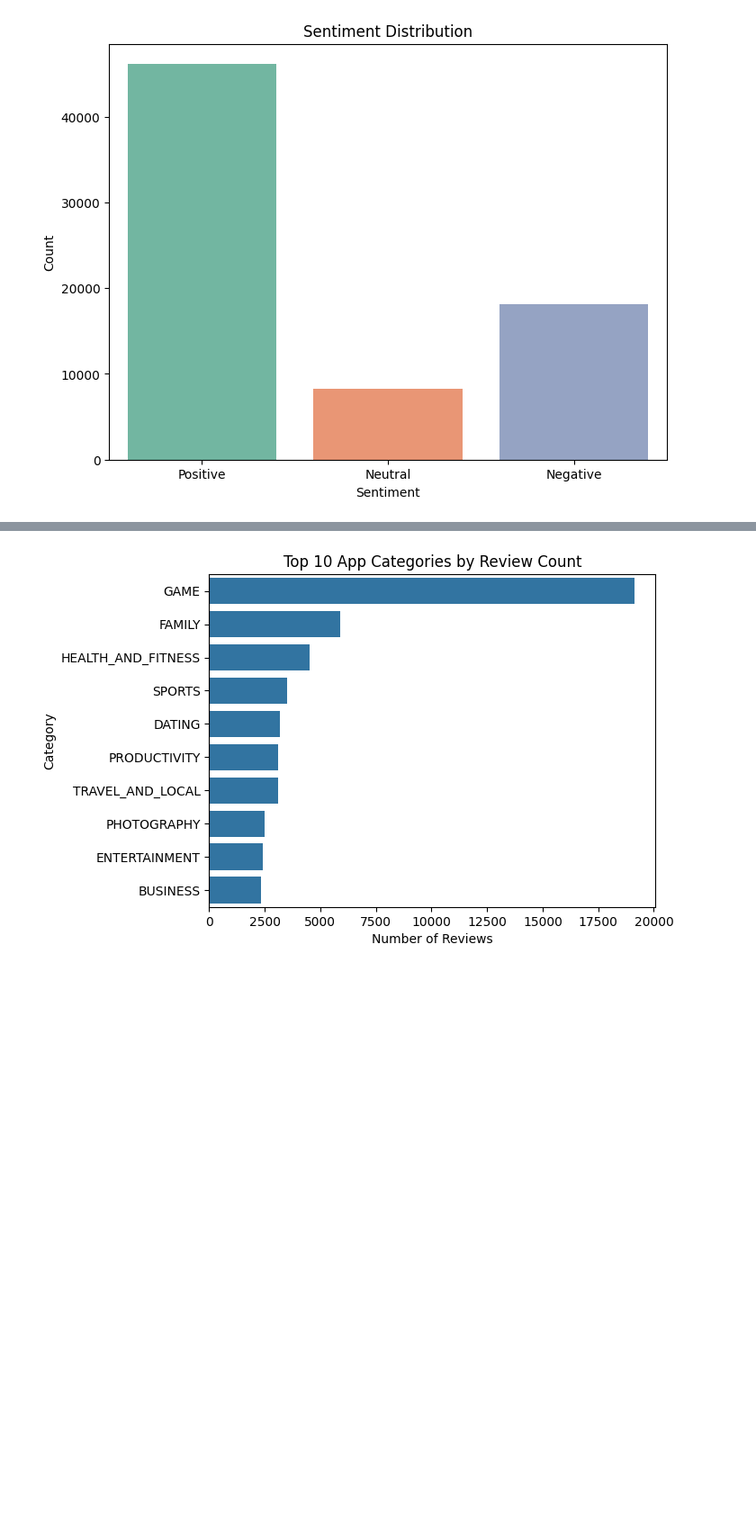
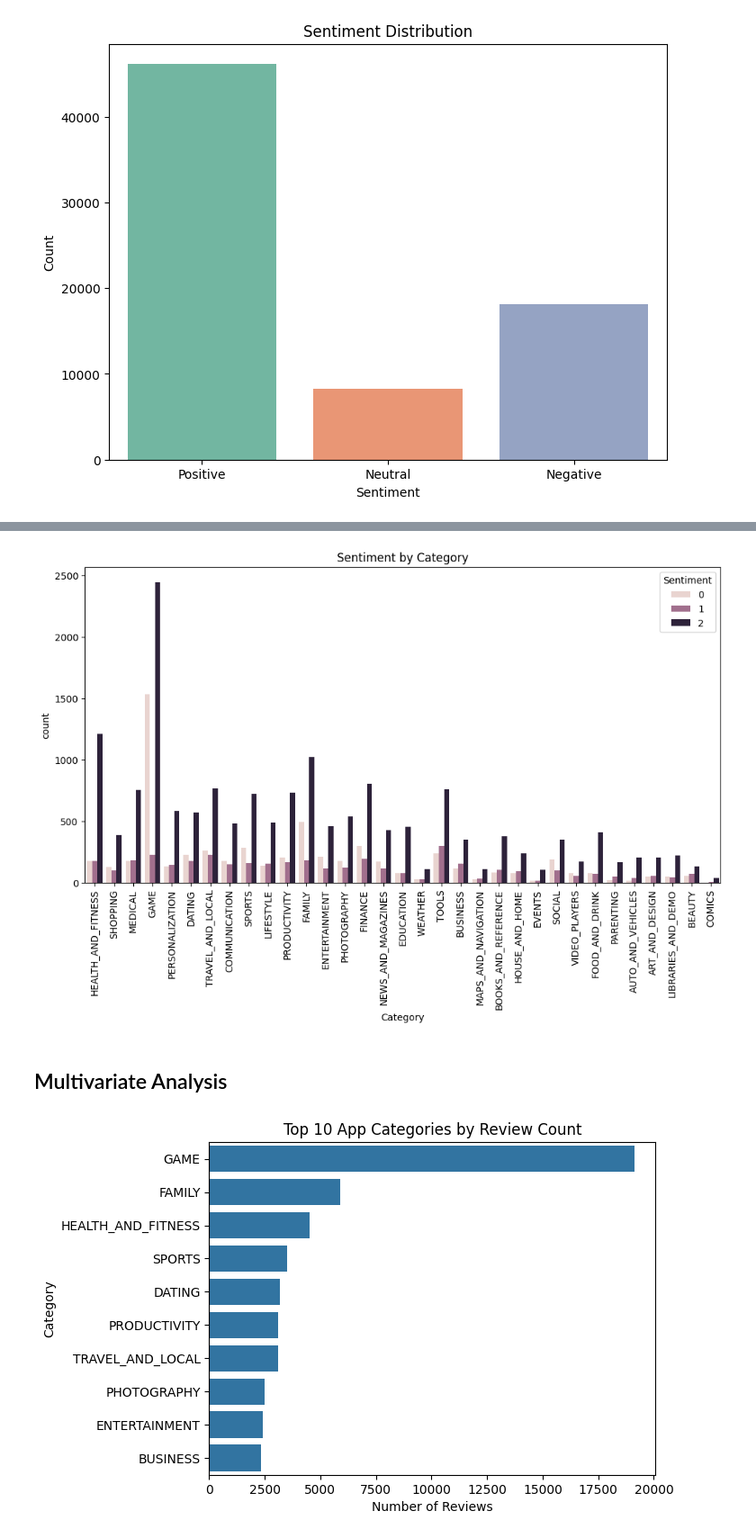
Before and after one commit to ashokrawatt/New-ML-Project, a Jupyter notebook: notebook/EDA.ipynb, the cells around one changed output, grey strips where cells are left out. Shown: that part at 90% size. Saved outputs shown, nothing was run; the diff lists cells and outputs as text; code cells hidden in the pictures; blank space fills up the shorter version.

```diff
--- a/notebook/EDA.ipynb
+++ b/notebook/EDA.ipynb
@@ -159,3 +193,18 @@ plt.show()
+# %%
+plt.figure(figsize=(12,6))
+sns.countplot(data=df, x='Category', hue='Sentiment')
+plt.xticks(rotation=90)
+plt.title("Sentiment by Category")
+plt.show()
+
+#To analyze how sentiment varies by app category.
+#Insights:
+##    some categories like Games may have higher negative reviews.
+##    Others like Health & Fitness might have mostly positive sentiment.
+# %% [output]
+[figure, added]
+# %% [markdown]
+## Multivariate Analysis
 # %%
 #review count by category
 top_categories = df['Category'].value_counts().head(10)
```
Also changed, not shown: parts of 30 cells of this notebook, 3 other files.
